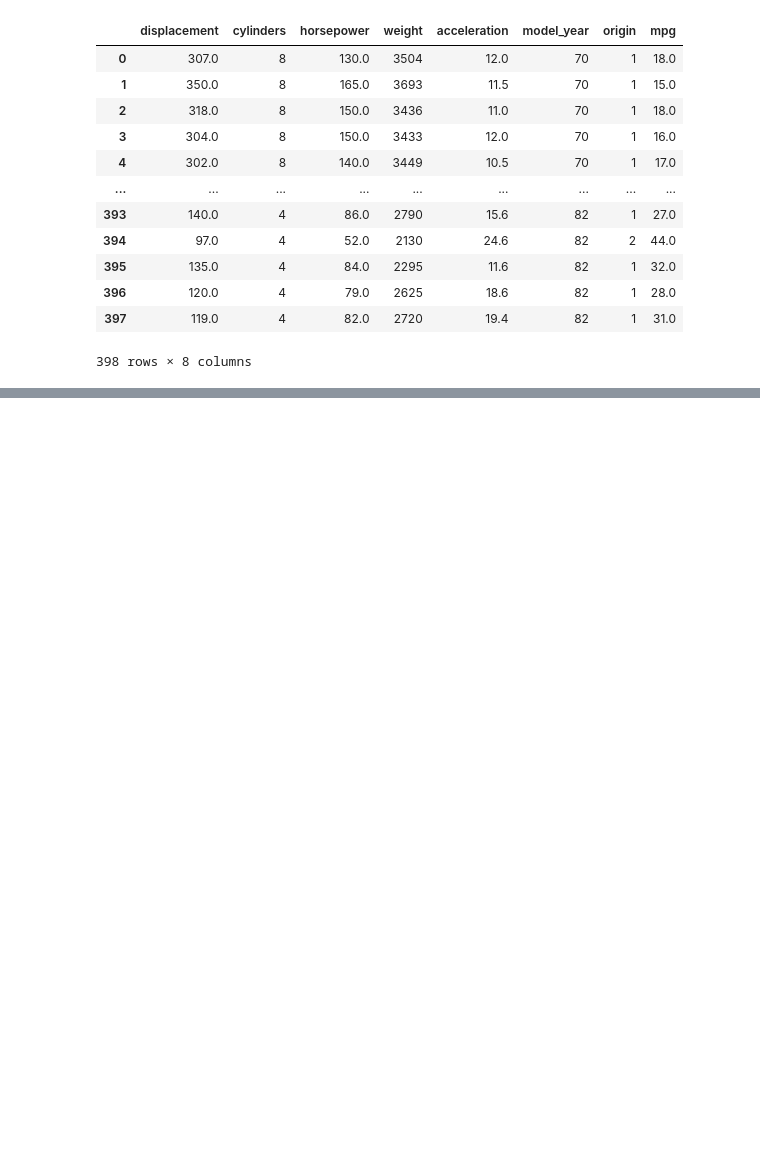
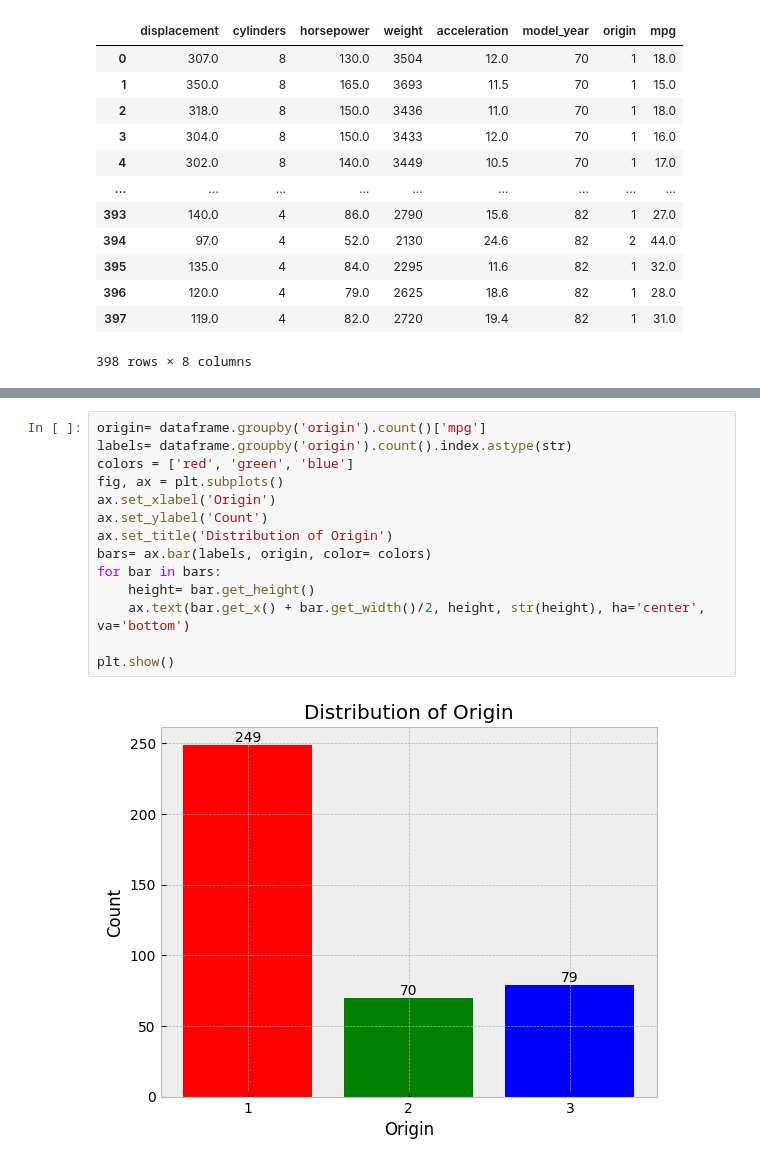
Before and after one commit to he-ale/data-science, a Jupyter notebook: AutoMPG/AutoMPG.ipynb, the cells around one changed output, grey strips where cells are left out. Cells and saved outputs as stored; diff of their text form; blank space fills up the shorter version.

```diff
--- a/AutoMPG/AutoMPG.ipynb
+++ b/AutoMPG/AutoMPG.ipynb
@@ -86 +92,17 @@ plt.show()
+# %%
+origin= dataframe.groupby('origin').count()['mpg']
+labels= dataframe.groupby('origin').count().index.astype(str)
+colors = ['red', 'green', 'blue']
+fig, ax = plt.subplots()
+ax.set_xlabel('Origin')
+ax.set_ylabel('Count')
+ax.set_title('Distribution of Origin')
+bars= ax.bar(labels, origin, color= colors)
+for bar in bars:
+    height= bar.get_height()
+    ax.text(bar.get_x() + bar.get_width()/2, height, str(height), ha='center', va='bottom')
+
+plt.show()
+# %% [output]
+[figure, added]
 # %%
```
Also changed, not shown: parts of 18 cells of this notebook.
